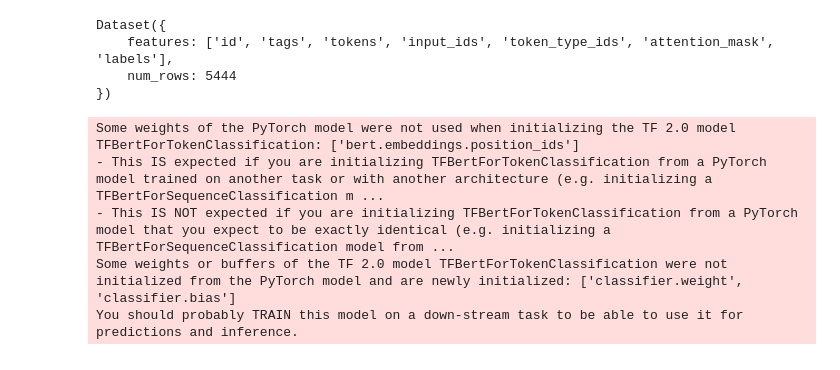
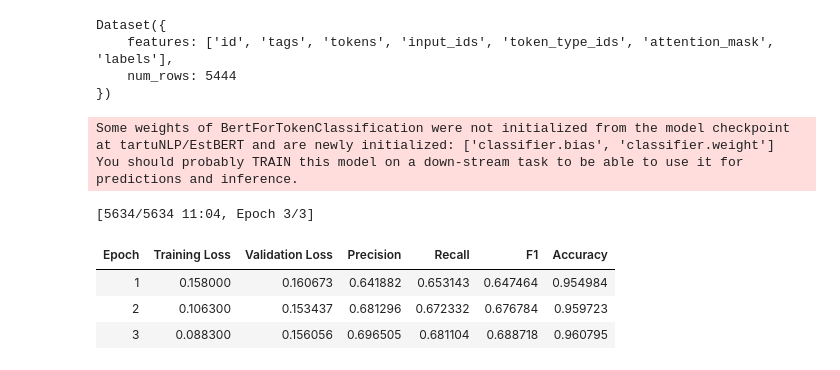
Before and after one commit to martinkivisikk/ner_thesis, a Jupyter notebook: finetune_ner.ipynb, the cells around one changed output. Cells and saved outputs as stored; diff of their text form; code cells hidden in the pictures.

Commit message:
Andmestiku JSON salvestamine/lugemine, treenimise PyTorch ja TensorFlow variandid

```diff
--- a/finetune_ner.ipynb
+++ b/finetune_ner.ipynb
@@ -239,7 +320,7 @@ def tokenize_and_align_labels(sent):
   # input_ids on lause 'arvulisel' kujul, igale ID-le vastab mingi sõna (teisendamine funktsiooni tokenizer.convert_ids_to_tokens(input_ids) abil)
   # labels on märgendite list, kus märgendid kattuvad tokenizeri abil sõnestatud lausega
 
-  tokenized_inputs = tokenizer(sent['tokens'], truncation=True, is_split_into_words=True, max_length=128, padding="max_length")
+  tokenized_inputs = tokenizer(sent['tokens'], is_split_into_words=True) #, truncation=True, is_split_into_words=True, max_length=128, padding="max_length"
   labels = []
   word_ids = tokenized_inputs.word_ids()
   prev_word_idx = None
@@ -300,12 +381,10 @@ def tokenize_dataset(dataset_dict):
 #tokenized_ewt = tokenize_dataset(ewt_dataset)
 #tokenized_edt = tokenize_dataset(edt_dataset)
 
-tokenized_ewt = ewt_dataset.map(tokenize_and_align_labels)
+#tokenized_ewt = ewt_dataset.map(tokenize_and_align_labels)
 #tokenized_edt = edt_dataset.map(tokenize_and_align_labels)
 
-#print(tokenized_ewt['train']['input_ids'][1])
-#print(tokenized_ewt['train']['labels'][1])
-#print(tokenizer.convert_ids_to_tokens(tokenized_ewt['train']['input_ids'][1]))
+tokenized_combined = combined_from_json.map(tokenize_and_align_labels)
 # %%
 print(tokenized_ewt['train'])
 # %% [output]
@@ -315,6 +394,7 @@ Dataset({
 })
 # %%
 data_collator = DataCollatorForTokenClassification(tokenizer=tokenizer, return_tensors="tf")
+data_collator_pt = DataCollatorForTokenClassification(tokenizer=tokenizer)
 seqeval = evaluate.load("seqeval")
 # %%
 def compute_metrics(p):
@@ -337,21 +417,3 @@ def compute_metrics(p):
         "f1": results["overall_f1"],
         "accuracy": results["overall_accuracy"],
     }
-# %%
-batch_size = 8
-num_train_epochs = 1
-num_train_steps = (len(tokenized_ewt["train"]) // batch_size) * num_train_epochs
-optimizer, lr_schedule = create_optimizer(
-    init_lr=2e-5,
-    num_train_steps=num_train_steps,
-    weight_decay_rate=0.01,
-    num_warmup_steps=0,
-)
-# %%
-model = TFAutoModelForTokenClassification.from_pretrained("tartuNLP/EstBERT", num_labels=len(all_tags), id2label=idx2tag, label2id=tag2idx)
-# %% [output]
-Some weights of the PyTorch model were not used when initializing the TF 2.0 model TFBertForTokenClassification: ['bert.embeddings.position_ids']
-- This IS expected if you are initializing TFBertForTokenClassification from a PyTorch model trained on another task or with another architecture (e.g. initializing a TFBertForSequenceClassification m ...
-- This IS NOT expected if you are initializing TFBertForTokenClassification from a PyTorch model that you expect to be exactly identical (e.g. initializing a TFBertForSequenceClassification model from ...
-Some weights or buffers of the TF 2.0 model TFBertForTokenClassification were not initialized from the PyTorch model and are newly initialized: ['classifier.weight', 'classifier.bias']
-You should probably TRAIN this model on a down-stream task to be able to use it for predictions and inference.
@@ -358,3 +456,54 @@ You should probably TRAIN this model on a down-stream task to be able to use it
+# %%
+def finetune_model_pytorch(tokenized_dataset, epochs=3, batch_size=8):
+  model = AutoModelForTokenClassification.from_pretrained("tartuNLP/EstBERT", num_labels=len(all_tags), id2label=idx2tag, label2id=tag2idx)
+  training_args = TrainingArguments(
+      output_dir='./results',
+      learning_rate=1e-5,
+      per_device_train_batch_size=batch_size,
+      per_device_eval_batch_size=batch_size,
+      num_train_epochs=epochs,
+      #weight_decay=0.01,
+      eval_strategy="epoch",
+      save_strategy="epoch",
+      optim="adamw_torch",
+      load_best_model_at_end=True,
+      metric_for_best_model='f1',
+      adam_beta1=0.9,
+      adam_beta2=0.98,
+      adam_epsilon=1e-6,
+      fp16=True
+  )
+
+  early_stopping_callback = EarlyStoppingCallback(
+        early_stopping_patience=2,
+        early_stopping_threshold=0.0001
+    )
+
+  trainer = Trainer(
+      model=model,
+      args=training_args,
+      train_dataset=tokenized_dataset['train'],
+      eval_dataset=tokenized_dataset['dev'],
+      processing_class=tokenizer,
+      data_collator=data_collator_pt,
+      compute_metrics=compute_metrics,
+      callbacks=[early_stopping_callback]
+  )
+
+  trainer.train()
+
+  return model
+
+#ewt_torch = finetune_model_pytorch(tokenized_ewt, 1)
+combined_torch = finetune_model_pytorch(tokenized_combined, 3, 16)
+# %% [output]
+Some weights of BertForTokenClassification were not initialized from the model checkpoint at tartuNLP/EstBERT and are newly initialized: ['classifier.bias', 'classifier.weight']
+You should probably TRAIN this model on a down-stream task to be able to use it for predictions and inference.
+[5634/5634 11:04, Epoch 3/3]
+| Epoch | Training Loss | Validation Loss | Precision | Recall | F1 | Accuracy |
+| 1 | 0.158000 | 0.160673 | 0.641882 | 0.653143 | 0.647464 | 0.954984 |
+| 2 | 0.106300 | 0.153437 | 0.681296 | 0.672332 | 0.676784 | 0.959723 |
+| 3 | 0.088300 | 0.156056 | 0.696505 | 0.681104 | 0.688718 | 0.960795 |
 # %%
 # train_ewt = Dataset.from_dict({
 #         'input_ids': np.array(tokenized_ewt['train']['input_ids']),
```
Also changed, not shown: parts of 23 cells of this notebook.
